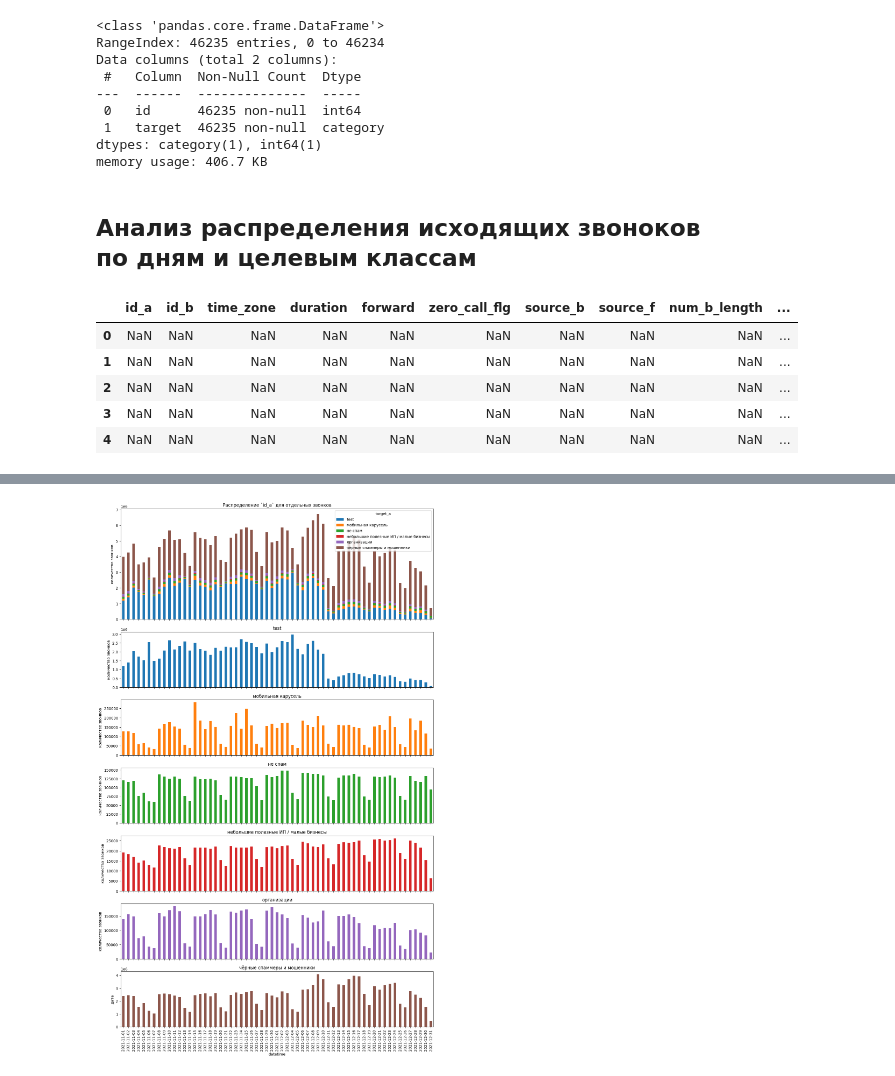
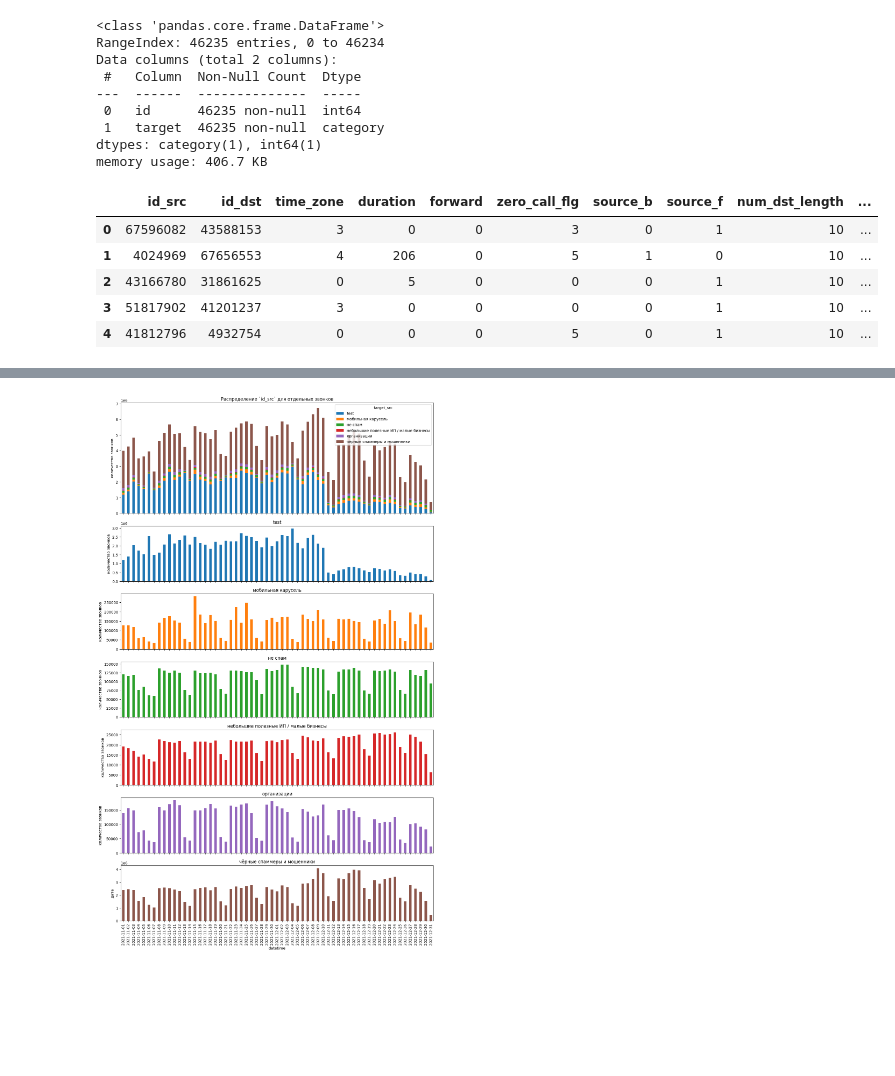
Before and after one commit to mikhailmartin/BestHack2022-DataScience, a Jupyter notebook: notebooks/EDA.ipynb, the cells around one changed output, grey strips where cells are left out. Cells and saved outputs as stored; diff of their text form; code cells hidden in the pictures; blank space fills up the shorter version.

```diff
--- a/notebooks/EDA.ipynb
+++ b/notebooks/EDA.ipynb
@@ -7,25 +8,21 @@ import matplotlib.pyplot as plt
 import numpy as np
 import pandas as pd
 # %%
-DATA_PATH = os.path.join("..", "data", "interim", "transactions.csv")
+DATA_PATH = os.path.join("..", "data", "interim", "transactions.parquet")
 TARGET_PATH = os.path.join("..", "data", "raw", "beeline_antispam_hakaton_id_samples.csv")
 
-COLORS = ["tab:blue", "tab:orange", "tab:green", "tab:red", "tab:purple", "tab:brown", "tab:gray"]
+COLORS = [
+    "tab:blue",
+    "tab:orange",
+    "tab:green",
+    "tab:red",
+    "tab:purple",
+    "tab:brown",
+    "tab:gray",
+]
 # %% [markdown]
 ## Подгрузка основного массива данных
 # %%
-data = pd.read_csv(
-    DATA_PATH,
-    dtype={
-        "time_zone": "int8",
-        "forward": "int8",
-        "zero_call_flg": "int8",
-        "source_b": "int8",
-        "source_f": "int8",
-        "num_b_length": "int8",
-        "duration": "int16",
-    },
-    parse_dates=["datetime"],
-)
+data = pd.read_parquet(DATA_PATH)
 data.head()
 # %% [output]
@@ -91,23 +88,26 @@ Data columns (total 2 columns):
  1   target  46235 non-null  category
 dtypes: category(1), int64(1)
 memory usage: 406.7 KB
-# %% [markdown]
-## Анализ распределения исходящих звоноков по дням и целевым классам
 # %%
 data = (
     data
-    .merge(targets, left_on="id_a", right_on="id", how="right")
+    .merge(targets, left_on="id_src", right_on="id", how="left")
     .drop(columns="id")
-    .rename(columns={"target": "target_a"})
+    .rename(columns={"target": "target_src"})
+    .merge(targets, left_on="id_dst", right_on="id", how="left")
+    .drop(columns="id")
+    .rename(columns={"target": "target_dst"})
 )
+data["target_dst"] = data["target_dst"].cat.add_categories(["неразмеченные"])
+data = data.fillna({"target_dst": "неразмеченные"})
 data.head()
 # %% [output]
-|  | id_a | id_b | time_zone | duration | forward | zero_call_flg | source_b | source_f | num_b_length | ... |
-| 0 | NaN | NaN | NaN | NaN | NaN | NaN | NaN | NaN | NaN | ... |
-| 1 | NaN | NaN | NaN | NaN | NaN | NaN | NaN | NaN | NaN | ... |
-| 2 | NaN | NaN | NaN | NaN | NaN | NaN | NaN | NaN | NaN | ... |
-| 3 | NaN | NaN | NaN | NaN | NaN | NaN | NaN | NaN | NaN | ... |
-| 4 | NaN | NaN | NaN | NaN | NaN | NaN | NaN | NaN | NaN | ... |
+|  | id_src | id_dst | time_zone | duration | forward | zero_call_flg | source_b | source_f | num_dst_length | ... |
+| 0 | 67596082 | 43588153 | 3 | 0 | 0 | 3 | 0 | 1 | 10 | ... |
+| 1 | 4024969 | 67656553 | 4 | 206 | 0 | 5 | 1 | 0 | 10 | ... |
+| 2 | 43166780 | 31861625 | 0 | 5 | 0 | 0 | 0 | 1 | 10 | ... |
+| 3 | 51817902 | 41201237 | 3 | 0 | 0 | 0 | 0 | 1 | 10 | ... |
+| 4 | 41812796 | 4932754 | 0 | 0 | 0 | 5 | 0 | 1 | 10 | ... |
 # %%
 data.info(show_counts=True)
 # %% [output]
```
Also changed, not shown: parts of 15 cells of this notebook, 23 other files.
